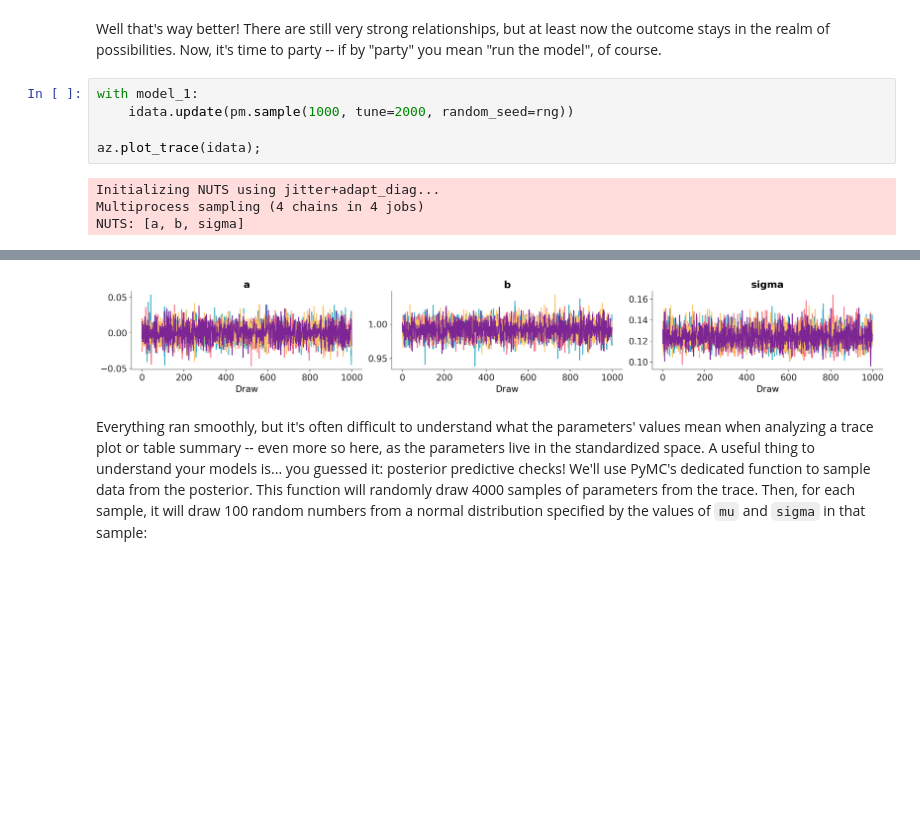
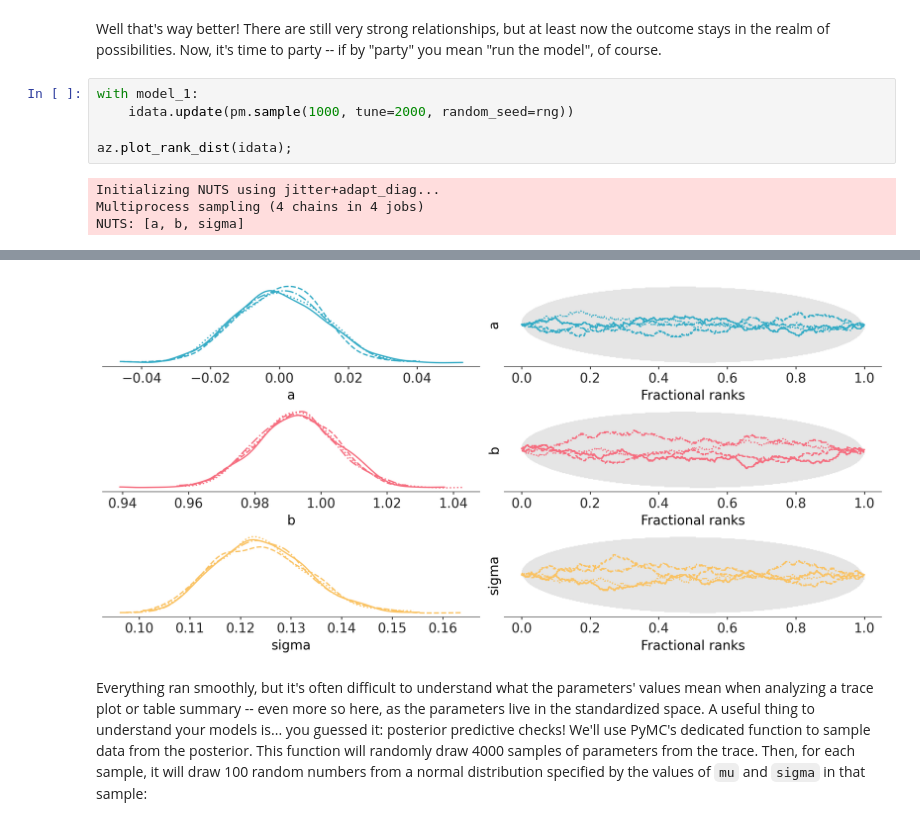
Before and after one commit to pymc-devs/pymc, a Jupyter notebook: docs/source/learn/core_notebooks/posterior_predictive.ipynb, the cells around one changed output, grey strips where cells are left out. Saved outputs shown, nothing was run; the diff lists cells and outputs as text; blank space fills up the shorter version.

```diff
--- a/docs/source/learn/core_notebooks/posterior_predictive.ipynb
+++ b/docs/source/learn/core_notebooks/posterior_predictive.ipynb
@@ -122,7 +122,7 @@ Well that's way better! There are still very strong relationships, but at least
 with model_1:
     idata.update(pm.sample(1000, tune=2000, random_seed=rng))
 
-az.plot_trace(idata);
+az.plot_rank_dist(idata);
 # %% [output]
 Initializing NUTS using jitter+adapt_diag...
 Multiprocess sampling (4 chains in 4 jobs)
@@ -133,4 +133,4 @@ Sampling 4 chains for 2_000 tune and 1_000 draw iterations (8_000 + 4_000 draws
-[figure, old version]
+[figure, new version]
 # %% [markdown]
 Everything ran smoothly, but it's often difficult to understand what the parameters' values mean when analyzing a trace plot or table summary -- even more so here, as the parameters live in the standardized space. A useful thing to understand your models is... you guessed it: posterior predictive checks! We'll use PyMC's dedicated function to sample data from the posterior. This function will randomly draw 4000 samples of parameters from the trace. Then, for each sample, it will draw 100 random numbers from a normal distribution specified by the values of `mu` and `sigma` in that sample:
 # %%
```
Also changed, not shown: parts of 6 cells of this notebook, 2 other files.
